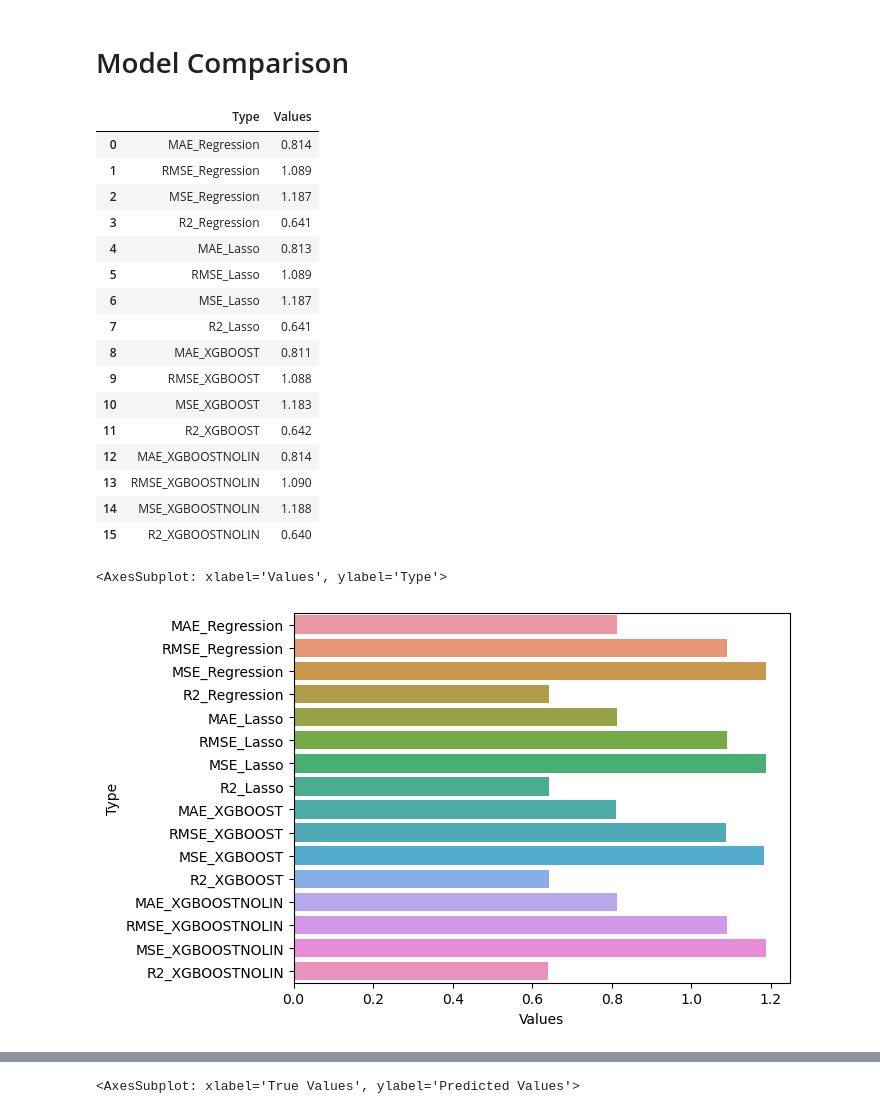
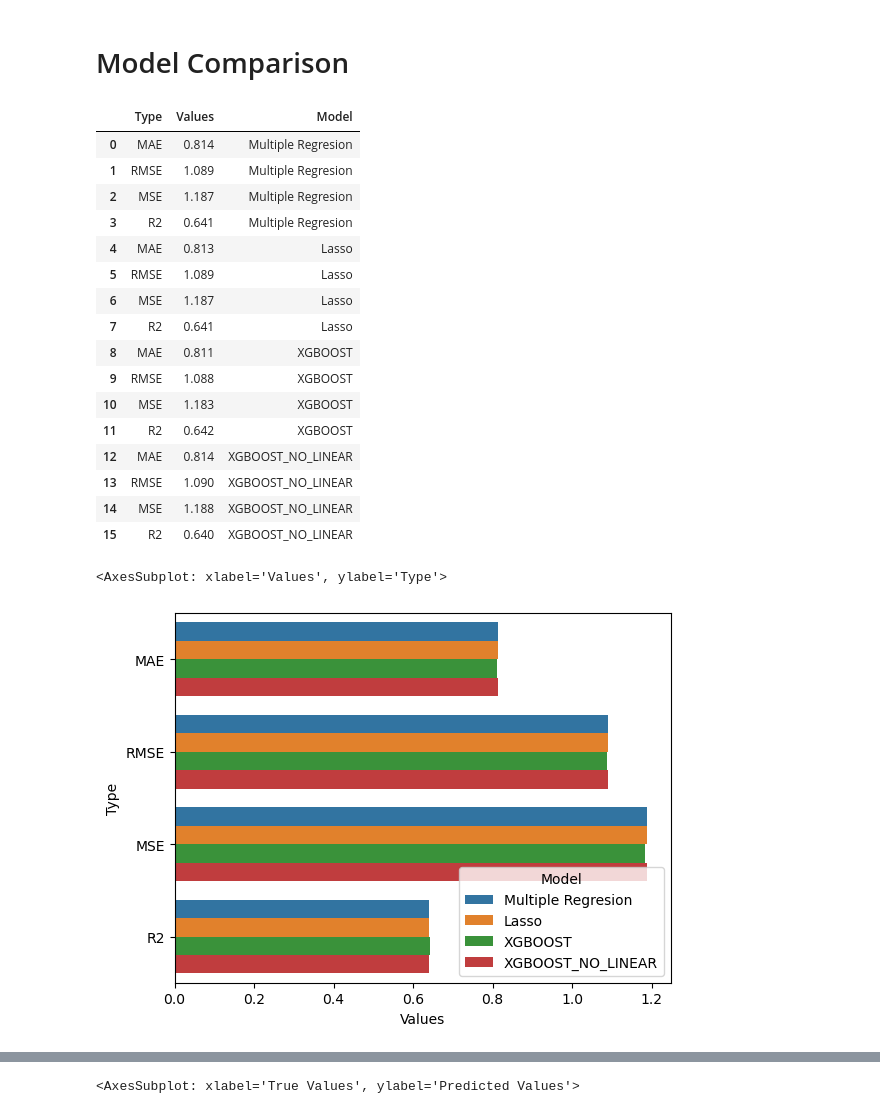
Before and after one commit to SvenWeiss-HDM/Projektgruppe_A, a Jupyter notebook: notebooks/draft-analysis_r.ipynb, the cells around one changed output, grey strips where cells are left out. Cells and saved outputs as stored; diff of their text form; code cells hidden in the pictures.

```diff
--- a/notebooks/draft-analysis_r.ipynb
+++ b/notebooks/draft-analysis_r.ipynb
@@ -438,7 +445,7 @@ unused_vars = [
     "tuition"
 ]
 # %%
-df[cat_vars]=df[cat_vars].astype("category",copy=False)
+#df[cat_vars]=df[cat_vars].astype("category",copy=False)
 df[float_vars]=df[float_vars].astype("float",copy=False)
 df[str_vars]=df[str_vars].astype("str",copy=False)
 # %%
@@ -445,4 +455,4 @@ df[str_vars]=df[str_vars].astype("str",copy=False)
 df = df.rename(columns={"fun": "Funniness", "shar": "Shared Interests", "attr": "Attractiveness", "prob": "Probability", "intel": "Intelligence", "sinc": "Sincerety", "amb": "Ambitiousness", "age": "Age", "like": "Like"})
 # %%
-variables = ['Age','Attractiveness', 'Sincerety', 'Intelligence', 'Funniness', 'Ambitiousness', 'Shared Interests', 'Probability','Like']
-df = df[variables]
+variables = ['Attractiveness', 'Age','Sincerety', 'Intelligence', 'Funniness', 'Ambitiousness', 'Shared Interests', 'Probability','Like']
+df = df[variables].fillna(value={"income":0})
@@ -790,7 +838,7 @@ param_grid = { "n_estimators": [100,500, 600, 700],
 # %%
 param_grid_nolinear = {"max_depth": [2,5, 8, 10],
               "n_estimators": [100,500, 600, 700],
-              "learning_rate": [0.01, 0.015,0.08]}
+              "learning_rate": [0.01, 0.015,0.08,0.5]}
 # %%
 searchnolinear = GridSearchCV(regxgnolin, param_grid_nolinear, cv=5).fit(X_train, y_train)
 
@@ -886,36 +960,37 @@ dfdisplay=pd.concat([df_imp,df_lasso,df_xgboost
 # %% [markdown]
 # Model Comparison
 # %%
-Compdf = pd.DataFrame({"Type": ["MAE_Regression", "RMSE_Regression", "MSE_Regression", "R2_Regression", "MAE_Lasso", "RMSE_Lasso", "MSE_Lasso", "R2_Lasso","MAE_XGBOOST", "RMSE_XGBOOST", "MSE_XGBOOST","R2_XGBOOST","MAE_XGBOOSTNOLIN", "RMSE_XGBOOSTNOLIN", "MSE_XGBOOSTNOLIN","R2_XGBOOSTNOLIN"], "Values": [mean_absolute_error(y_test, y_pred).round(3), mean_squared_error(y_test, y_pred, squared=False).round(3), mean_squared_error(y_test, y_pred).round(
+Compdf = pd.DataFrame({"Type": ["MAE", "RMSE", "MSE", "R2", "MAE", "RMSE", "MSE", "R2", "MAE", "RMSE", "MSE", "R2", "MAE", "RMSE", "MSE", "R2"],
+ "Values": [mean_absolute_error(y_test, y_pred).round(3), mean_squared_error(y_test, y_pred, squared=False).round(3), mean_squared_error(y_test, y_pred).round(
     3), r2_score(y_test, y_pred).round(3), mean_absolute_error(y_test, lasso_best.predict(X_test)).round(3), mean_squared_error(y_test, lasso_best.predict(X_test), squared=False).round(3), mean_squared_error(y_test, lasso_best.predict(X_test)).round(3), r2_score(y_test, lasso_best.predict(X_test)).round(3),
     mean_absolute_error(y_test, predictions).round(3), mean_squared_error(y_test, predictions, squared=False).round(3), mean_squared_error(y_test, predictions).round(
-    3), r2_score(y_test, predictions).round(3),mean_absolute_error(y_test, predictionsnolin).round(3), mean_squared_error(y_test, predictionsnolin, squared=False).round(3), mean_squared_error(y_test, predictionsnolin).round(
-    3), r2_score(y_test, predictionsnolin).round(3)]})
+    3), r2_score(y_test, predictions).round(3), mean_absolute_error(y_test, predictionsnolin).round(3), mean_squared_error(y_test, predictionsnolin, squared=False).round(3), mean_squared_error(y_test, predictionsnolin).round(
+    3), r2_score(y_test, predictionsnolin).round(3)],"Model":["Multiple Regresion","Multiple Regresion","Multiple Regresion","Multiple Regresion","Lasso","Lasso","Lasso","Lasso","XGBOOST","XGBOOST","XGBOOST","XGBOOST","XGBOOST_NO_LINEAR","XGBOOST_NO_LINEAR","XGBOOST_NO_LINEAR","XGBOOST_NO_LINEAR"]})
 # %%
 Compdf
 # %% [output]
-|  | Type | Values |
-| 0 | MAE_Regression | 0.814 |
-| 1 | RMSE_Regression | 1.089 |
-| 2 | MSE_Regression | 1.187 |
-| 3 | R2_Regression | 0.641 |
-| 4 | MAE_Lasso | 0.813 |
-| 5 | RMSE_Lasso | 1.089 |
-| 6 | MSE_Lasso | 1.187 |
-| 7 | R2_Lasso | 0.641 |
-| 8 | MAE_XGBOOST | 0.811 |
-| 9 | RMSE_XGBOOST | 1.088 |
-| 10 | MSE_XGBOOST | 1.183 |
-| 11 | R2_XGBOOST | 0.642 |
-| 12 | MAE_XGBOOSTNOLIN | 0.814 |
-| 13 | RMSE_XGBOOSTNOLIN | 1.090 |
-| 14 | MSE_XGBOOSTNOLIN | 1.188 |
-| 15 | R2_XGBOOSTNOLIN | 0.640 |
+|  | Type | Values | Model |
+| 0 | MAE | 0.814 | Multiple Regresion |
+| 1 | RMSE | 1.089 | Multiple Regresion |
+| 2 | MSE | 1.187 | Multiple Regresion |
+| 3 | R2 | 0.641 | Multiple Regresion |
+| 4 | MAE | 0.813 | Lasso |
+| 5 | RMSE | 1.089 | Lasso |
+| 6 | MSE | 1.187 | Lasso |
+| 7 | R2 | 0.641 | Lasso |
+| 8 | MAE | 0.811 | XGBOOST |
+| 9 | RMSE | 1.088 | XGBOOST |
+| 10 | MSE | 1.183 | XGBOOST |
+| 11 | R2 | 0.642 | XGBOOST |
+| 12 | MAE | 0.814 | XGBOOST_NO_LINEAR |
+| 13 | RMSE | 1.090 | XGBOOST_NO_LINEAR |
+| 14 | MSE | 1.188 | XGBOOST_NO_LINEAR |
+| 15 | R2 | 0.640 | XGBOOST_NO_LINEAR |
 # %%
-sns.barplot(Compdf,y="Type",x="Values")
+sns.barplot(Compdf,y="Type",x="Values",hue="Model")
 # %% [output]
 <AxesSubplot: xlabel='Values', ylabel='Type'>
-[figure, old version]
+[figure, new version]
 # %%
 sns.barplot(dfdisplay,y="name",x="coeff",hue="reg")
 # %% [output]
```
Also changed, not shown: parts of 25 cells of this notebook, 1 other file.
